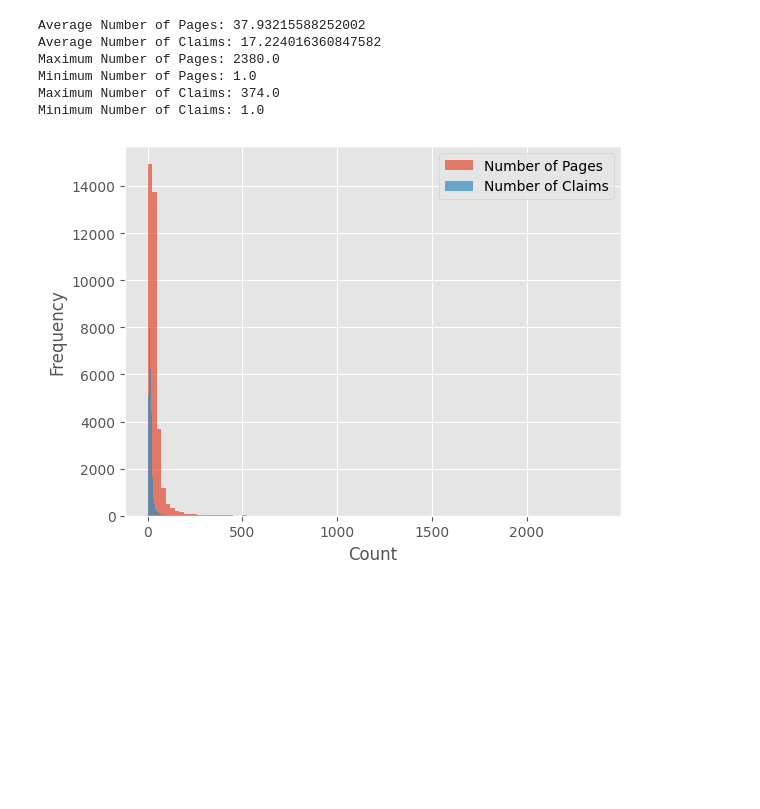
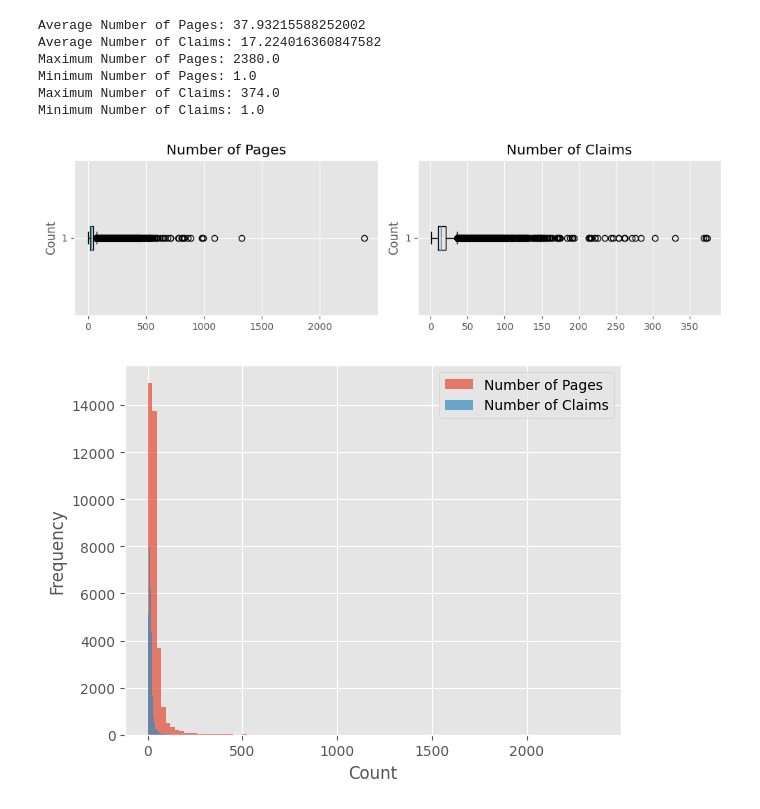
Before and after one commit to pankaj-beldar/patent-data-NLP-classification, a Jupyter notebook: patent_paper.ipynb, the cells around one changed output. Drawn from its saved outputs; the diff is of its cells as text; code cells hidden in the pictures; blank space fills up the shorter version.

```diff
--- a/patent_paper.ipynb
+++ b/patent_paper.ipynb
@@ -232,6 +232,31 @@ Maximum Number of Pages: 2380.0
 Minimum Number of Pages: 1.0
 Maximum Number of Claims: 374.0
 Minimum Number of Claims: 1.0
+# %%
+import matplotlib.pyplot as plt
+
+# Data
+no_of_pages = df['NO_OF_PAGES']
+no_of_claims = df['NO_OF_CLAIMS']
+
+# Create subplots
+fig, axes = plt.subplots(nrows=1, ncols=2, figsize=(10, 3))
+
+# Box plot for NO_OF_PAGES
+axes[0].boxplot(no_of_pages, vert=False)
+axes[0].set_title('Number of Pages')
+axes[0].set_ylabel('Count')
+
+# Box plot for NO_OF_CLAIMS
+axes[1].boxplot(no_of_claims, vert=False)
+axes[1].set_title('Number of Claims')
+axes[1].set_ylabel('Count')
+
+# Display the plots
+plt.tight_layout()
+plt.show()
+# %% [output]
+[figure, added]
 # %%
 # Data Distribution: Histograms
 import matplotlib.pyplot as plt
```
Also changed, not shown: parts of 10 cells of this notebook.
